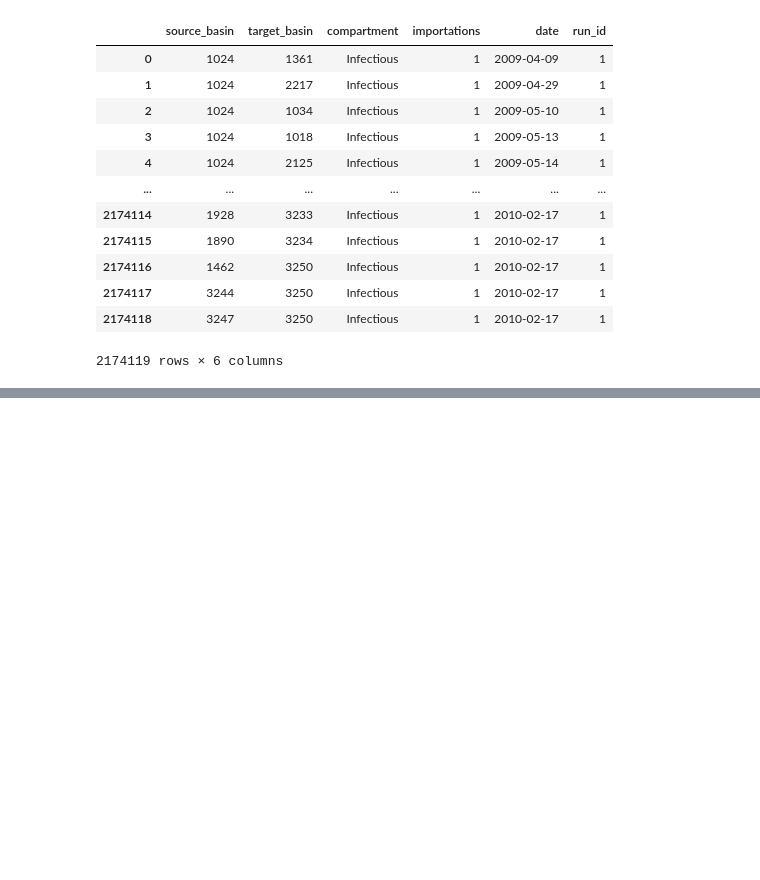
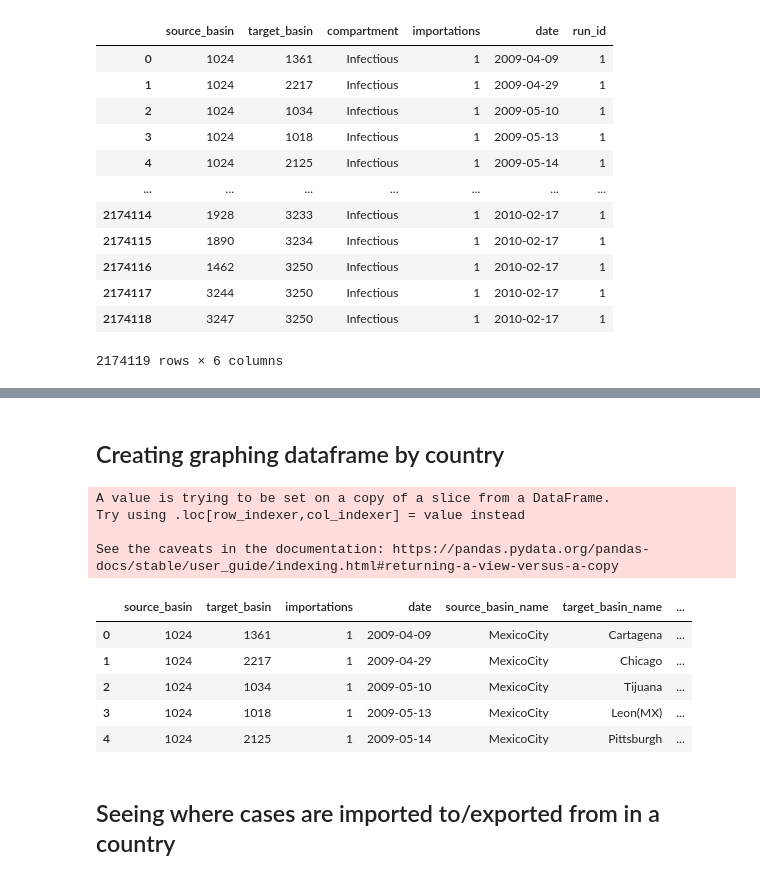
Before and after one commit to mattk7/epidemic-intelligence, a Jupyter notebook: handbook/content/importation_pipeline.ipynb, the cells around one changed output, grey strips where cells are left out. Cells and saved outputs as stored; diff of their text form; code cells hidden in the pictures; blank space fills up the shorter version.

Commit message:
importation pipeline

```diff
--- a/handbook/content/importation_pipeline.ipynb
+++ b/handbook/content/importation_pipeline.ipynb
@@ -48,0 +65,4 @@ df
+# %%
+def map_basins(geography):
+    m = dict(zip(geo_map['basin_id'], geo_map[geography]))
+    return m
@@ -48,0 +84,33 @@ df
+# %% [markdown]
+## Creating graphing dataframe by country
+# %%
+# get only columns we care about
+df_data = df[['source_basin', 'target_basin', 'importations', 'date']]
+
+# get basin names
+df_data['source_basin_name'] = df_data['source_basin'].map(map_basins('basin_label'))
+df_data['target_basin_name'] = df_data['target_basin'].map(map_basins('basin_label'))
+
+# map basin to country
+df_data['source_country_name'] = df_data['source_basin'].map(map_basins('country_name'))
+df_data['target_country_name'] = df_data['target_basin'].map(map_basins('country_name'))
+
+# map basin to continent
+df_data['source_continent_name'] = df_data['source_basin'].map(map_basins('continent_label'))
+df_data['target_continent_name'] = df_data['target_basin'].map(map_basins('continent_label'))
+
+
+df_data.head()
+# %% [output]
+A value is trying to be set on a copy of a slice from a DataFrame.
+Try using .loc[row_indexer,col_indexer] = value instead
+
+See the caveats in the documentation: https://pandas.pydata.org/pandas-docs/stable/user_guide/indexing.html#returning-a-view-versus-a-copy
+|  | source_basin | target_basin | importations | date | source_basin_name | target_basin_name | ... |
+| 0 | 1024 | 1361 | 1 | 2009-04-09 | MexicoCity | Cartagena | ... |
+| 1 | 1024 | 2217 | 1 | 2009-04-29 | MexicoCity | Chicago | ... |
+| 2 | 1024 | 1034 | 1 | 2009-05-10 | MexicoCity | Tijuana | ... |
+| 3 | 1024 | 1018 | 1 | 2009-05-13 | MexicoCity | Leon(MX) | ... |
+| 4 | 1024 | 2125 | 1 | 2009-05-14 | MexicoCity | Pittsburgh | ... |
+# %% [markdown]
+## Seeing where cases are imported to/exported from in a country
```
Also changed, not shown: parts of 10 cells of this notebook, 4 other files.
